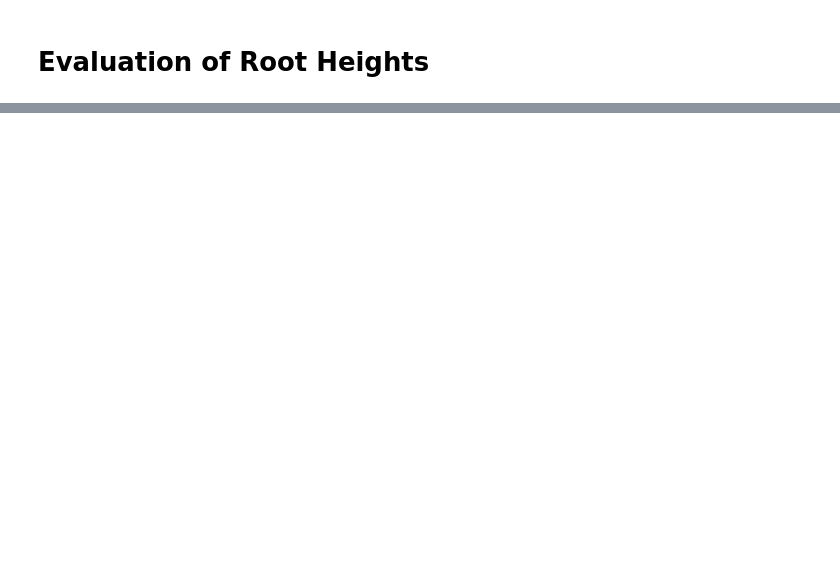
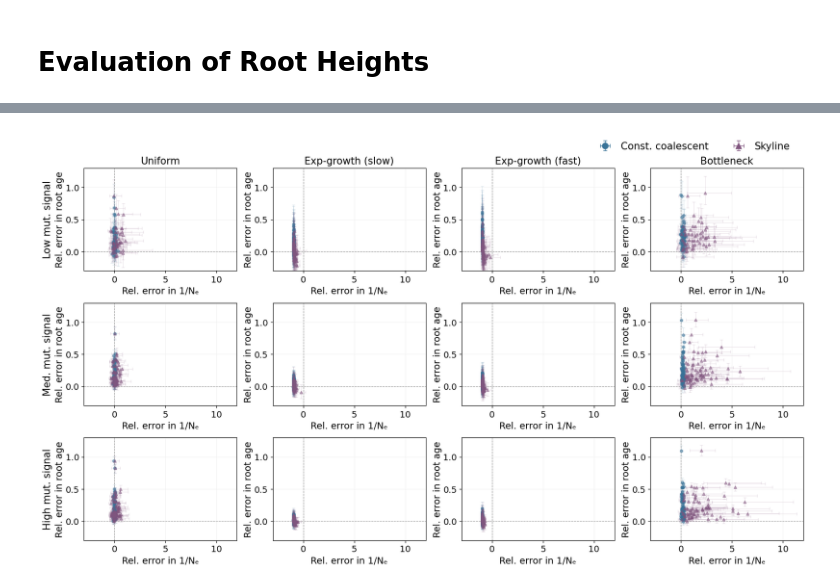
Before and after one commit to marie3003/BESP_paper-analyses, a Jupyter notebook: workflows/evaluate_root_heights.ipynb, the cells around one changed output, grey strips where cells are left out. Cells and saved outputs as stored; diff of their text form; code cells hidden in the pictures; blank space fills up the shorter version.

```diff
--- a/workflows/evaluate_root_heights.ipynb
+++ b/workflows/evaluate_root_heights.ipynb
@@ -289,0 +137,5 @@ Wilcoxon test result of bottleneck population model and with high mutation signa
+# %%
+# indepedent homochronous
+plot_height_vs_popsize_error(root_height_df_wide, sampling="independenthomochronous", x_col="rate_rel_error_median", y_col="height_rel_error_median", alpha = 0.5, s = 20, x_range = (-3,12), y_range = (-0.3,1.3), pop_models=['uniform', 'expgrowthslow', 'expgrowthfast', 'bottleneck'], x_label = "Rel. error in 1/Nₑ", y_label = "Rel. error in root age", title = "", save_path="../figures/root_height/rootheight_rate_error_independenthomochronous_all_legendout.pdf", legend_inside = False)
+# %% [output]
+[figure, added]
```
Also changed, not shown: parts of 28 cells of this notebook, 1 other file.
